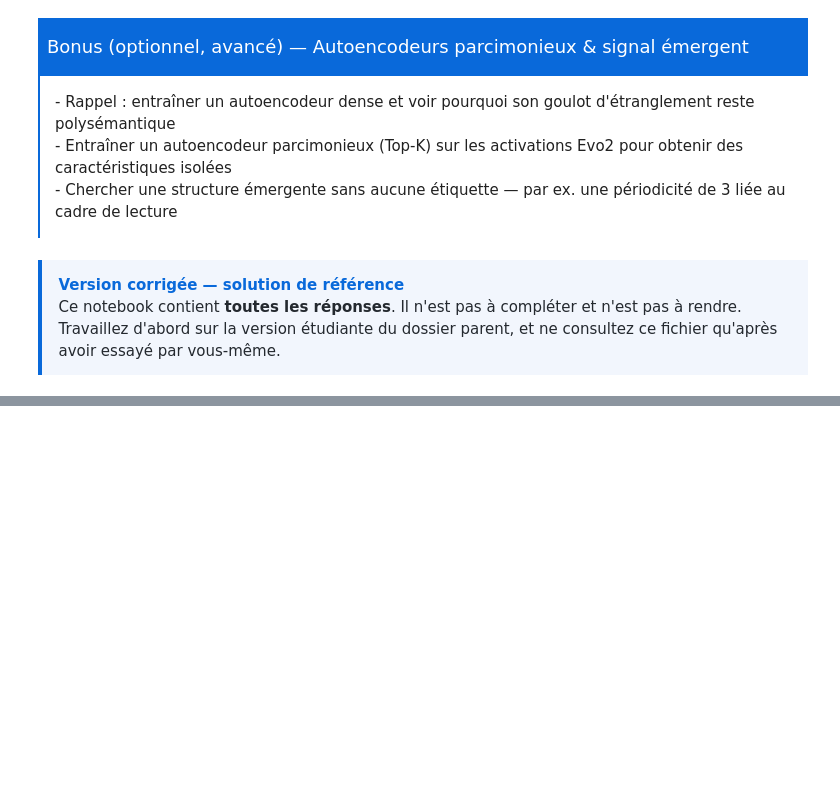
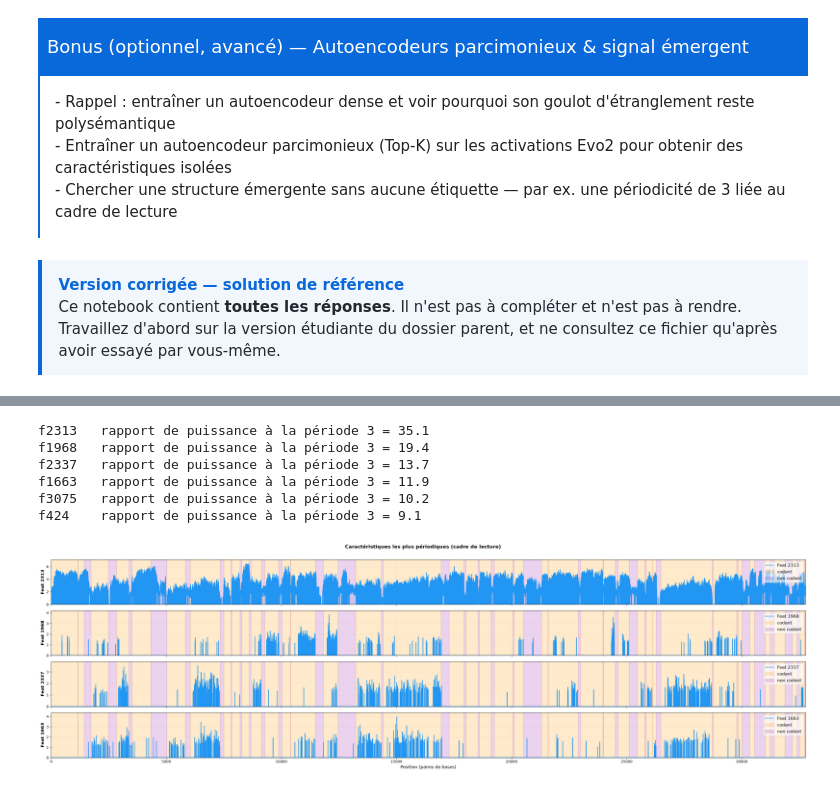
Before and after one commit to Bioinformatics-UM6P/AfricaBP-workshop-handson-26, a Jupyter notebook: day5/solution/bonus_sparse_autoencoder_interpretability.ipynb, the cells around one changed output, grey strips where cells are left out. Cells and saved outputs as stored; diff of their text form; code cells hidden in the pictures; blank space fills up the shorter version.

```diff
--- a/day5/solution/bonus_sparse_autoencoder_interpretability.ipynb
+++ b/day5/solution/bonus_sparse_autoencoder_interpretability.ipynb
@@ -122,0 +253,21 @@ for feat_idx in top_features:
+# %%
+periodicite = SAEInterpreter.rank_by_periodicity(feature_ts,
+                                                 candidates=unique_features[:3000])
+for j, s in periodicite[:6]:
+    print(f"f{j:<6d} rapport de puissance à la période 3 = {s:.1f}")
+
+_ = SAEInterpreter.plot_features(
+    feature_ts=feature_ts,
+    selected_indices=[j for j, _ in periodicite[:4]],
+    annotations=annotations,
+    title="Caractéristiques les plus périodiques (cadre de lecture)",
+    same_scale=False,
+)
+# %% [output]
+f2313   rapport de puissance à la période 3 = 35.1
+f1968   rapport de puissance à la période 3 = 19.4
+f2337   rapport de puissance à la période 3 = 13.7
+f1663   rapport de puissance à la période 3 = 11.9
+f3075   rapport de puissance à la période 3 = 10.2
+f424    rapport de puissance à la période 3 = 9.1
+[figure, added]
```
Also changed, not shown: parts of 17 cells of this notebook, 13 other files.
